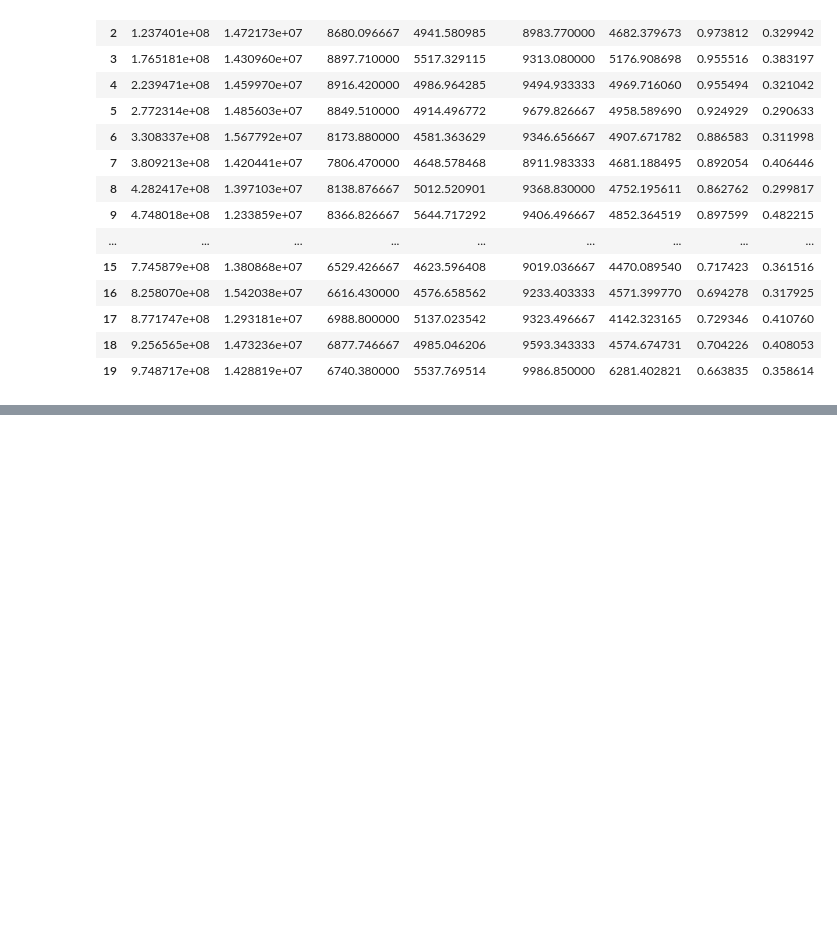
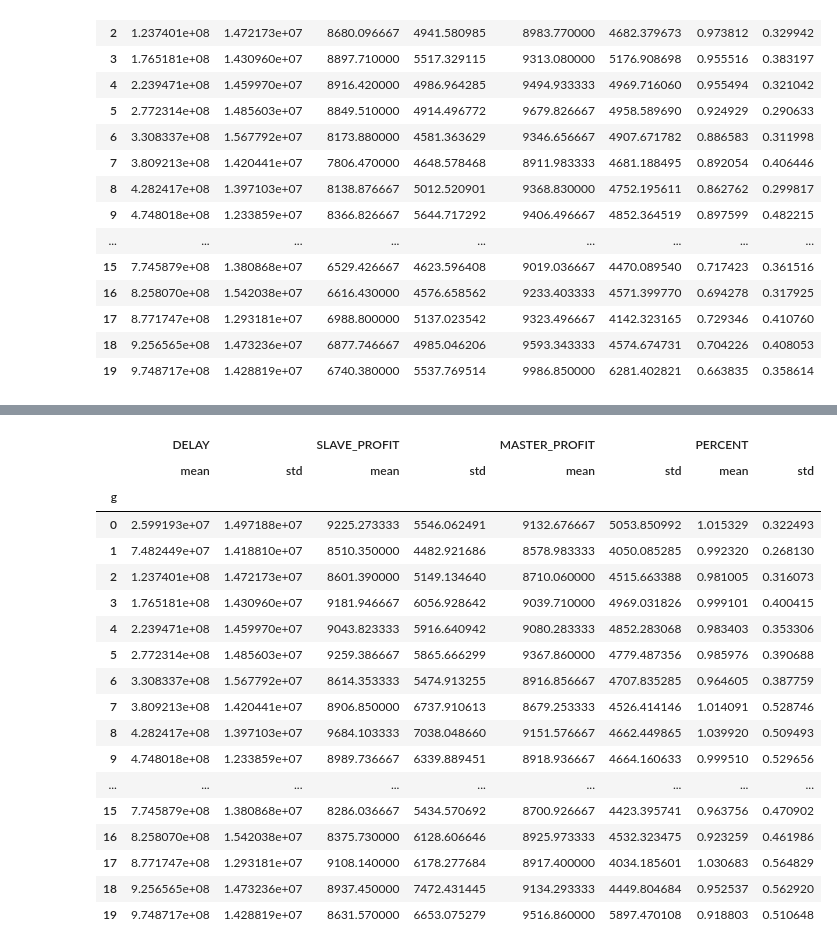
Before and after one commit to hogier/abides, a Jupyter notebook: explore.ipynb, the cells around one changed output, grey strips where cells are left out. Saved outputs shown, nothing was run; the diff lists cells and outputs as text; code cells hidden in the pictures; blank space fills up the shorter version.

```diff
--- a/explore.ipynb
+++ b/explore.ipynb
@@ -418,3 +240,27 @@ temp
+# %%
+df['g'] = df.index//300
+temp = df.groupby('g').agg(['mean', 'std'])
+temp
+# %% [output]
+|  | DELAY |  | SLAVE_PROFIT |  | MASTER_PROFIT |  | PERCENT |  |
+|  | mean | std | mean | std | mean | std | mean | std |
+| g |  |  |  |  |  |  |  |  |
+| 0 | 2.599193e+07 | 1.497188e+07 | 9225.273333 | 5546.062491 | 9132.676667 | 5053.850992 | 1.015329 | 0.322493 |
+| 1 | 7.482449e+07 | 1.418810e+07 | 8510.350000 | 4482.921686 | 8578.983333 | 4050.085285 | 0.992320 | 0.268130 |
+| 2 | 1.237401e+08 | 1.472173e+07 | 8601.390000 | 5149.134640 | 8710.060000 | 4515.663388 | 0.981005 | 0.316073 |
+| 3 | 1.765181e+08 | 1.430960e+07 | 9181.946667 | 6056.928642 | 9039.710000 | 4969.031826 | 0.999101 | 0.400415 |
+| 4 | 2.239471e+08 | 1.459970e+07 | 9043.823333 | 5916.640942 | 9080.283333 | 4852.283068 | 0.983403 | 0.353306 |
+| 5 | 2.772314e+08 | 1.485603e+07 | 9259.386667 | 5865.666299 | 9367.860000 | 4779.487356 | 0.985976 | 0.390688 |
+| 6 | 3.308337e+08 | 1.567792e+07 | 8614.353333 | 5474.913255 | 8916.856667 | 4707.835285 | 0.964605 | 0.387759 |
+| 7 | 3.809213e+08 | 1.420441e+07 | 8906.850000 | 6737.910613 | 8679.253333 | 4526.414146 | 1.014091 | 0.528746 |
+| 8 | 4.282417e+08 | 1.397103e+07 | 9684.103333 | 7038.048660 | 9151.576667 | 4662.449865 | 1.039920 | 0.509493 |
+| 9 | 4.748018e+08 | 1.233859e+07 | 8989.736667 | 6339.889451 | 8918.936667 | 4664.160633 | 0.999510 | 0.529656 |
+| ... | ... | ... | ... | ... | ... | ... | ... | ... |
+| 15 | 7.745879e+08 | 1.380868e+07 | 8286.036667 | 5434.570692 | 8700.926667 | 4423.395741 | 0.963756 | 0.470902 |
+| 16 | 8.258070e+08 | 1.542038e+07 | 8375.730000 | 6128.606646 | 8925.973333 | 4532.323475 | 0.923259 | 0.461986 |
+| 17 | 8.771747e+08 | 1.293181e+07 | 9108.140000 | 6178.277684 | 8917.400000 | 4034.185601 | 1.030683 | 0.564829 |
+| 18 | 9.256565e+08 | 1.473236e+07 | 8937.450000 | 7472.431445 | 9134.293333 | 4449.804684 | 0.952537 | 0.562920 |
+| 19 | 9.748717e+08 | 1.428819e+07 | 8631.570000 | 6653.075279 | 9516.860000 | 5897.470108 | 0.918803 | 0.510648 |
 # %%
 plt.xlabel('Delay in ns')
 plt.ylabel('Percentage profit compared to master.')
```
Also changed, not shown: parts of 50 cells of this notebook, 1 other file.
